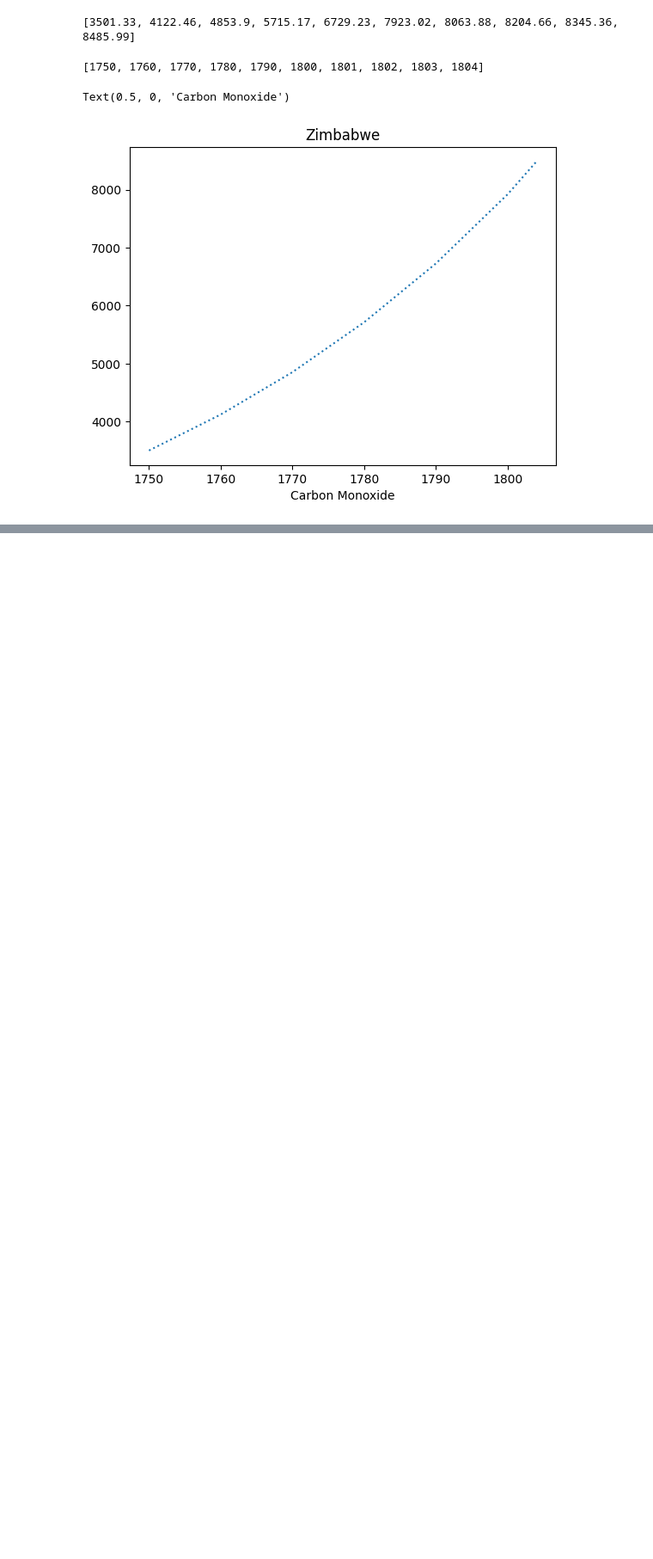
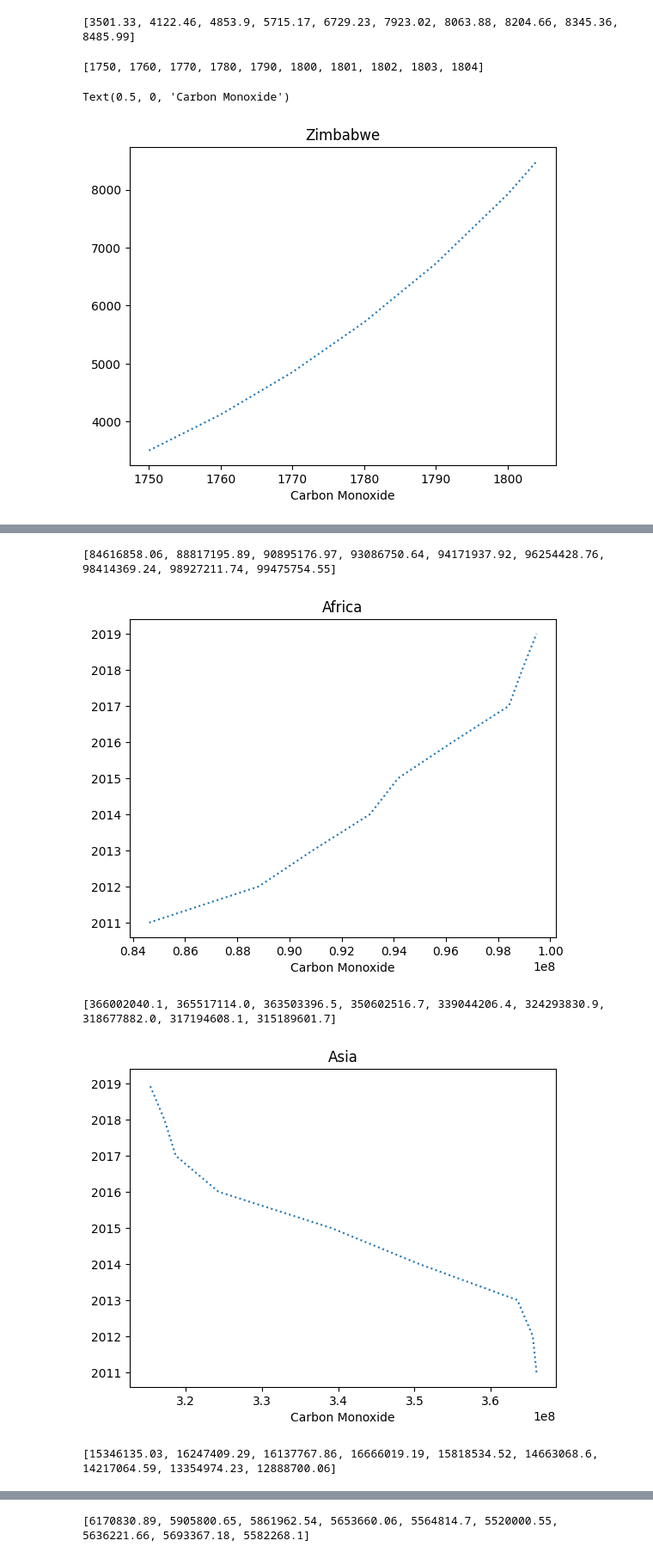
Before and after one commit to Dizziolica/PlayAroundWithData, a Jupyter notebook: aiplt.ipynb, the cells around one changed output, grey strips where cells are left out. Shown at 86% size. Cells and saved outputs as stored; diff of their text form; code cells hidden in the pictures; blank space fills up the shorter version.

```diff
--- a/aiplt.ipynb
+++ b/aiplt.ipynb
@@ -78,0 +110,6 @@ plt.show()
+# %%
+
+mean = df[["Carbon Monoxide"]].mean()
+print(int(mean))
+year2 = df[df["Year"] > 2010]
+year2.head()
@@ -78,0 +124,24 @@ plt.show()
+# %%
+carbon = year2[year2["Carbon Monoxide"] >= int(mean)]
+carbonUnique = carbon["Country"].unique()
+# %%
+for i in carbonUnique:
+    country2 = carbon[carbon["Country"] == str(i)]
+    carbon2 = country2[country2["Carbon Monoxide"] >= int(mean)]
+
+
+
+    list3 = carbon2["Carbon Monoxide"].head(10).tolist()
+    print(list3)
+    list4 = carbon2["Year"].head(10).tolist()
+
+    plt.plot(list3, list4, ":")
+    plt.title(str(i))
+    plt.xlabel("Carbon Monoxide")
+    plt.show()
+# %% [output]
+[84616858.06, 88817195.89, 90895176.97, 93086750.64, 94171937.92, 96254428.76, 98414369.24, 98927211.74, 99475754.55]
+[figure, added]
+[366002040.1, 365517114.0, 363503396.5, 350602516.7, 339044206.4, 324293830.9, 318677882.0, 317194608.1, 315189601.7]
+[figure, added]
+[15346135.03, 16247409.29, 16137767.86, 16666019.19, 15818534.52, 14663068.6, 14217064.59, 13354974.23, 12888700.06]
@@ -78,0 +149 @@ plt.show()
+[6170830.89, 5905800.65, 5861962.54, 5653660.06, 5564814.7, 5520000.55, 5636221.66, 5693367.18, 5582268.1]
```
Also changed, not shown: parts of 7 cells of this notebook.
